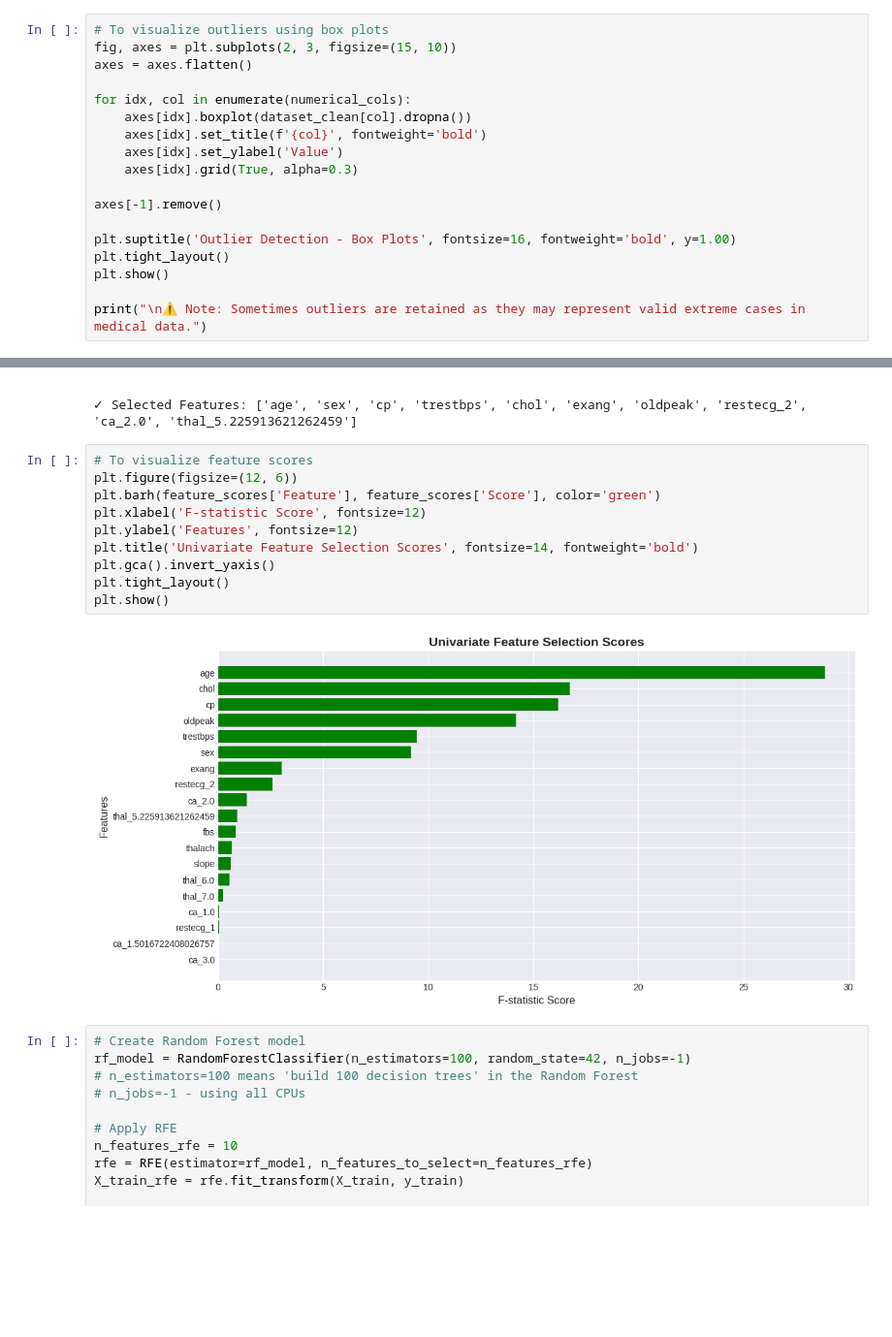
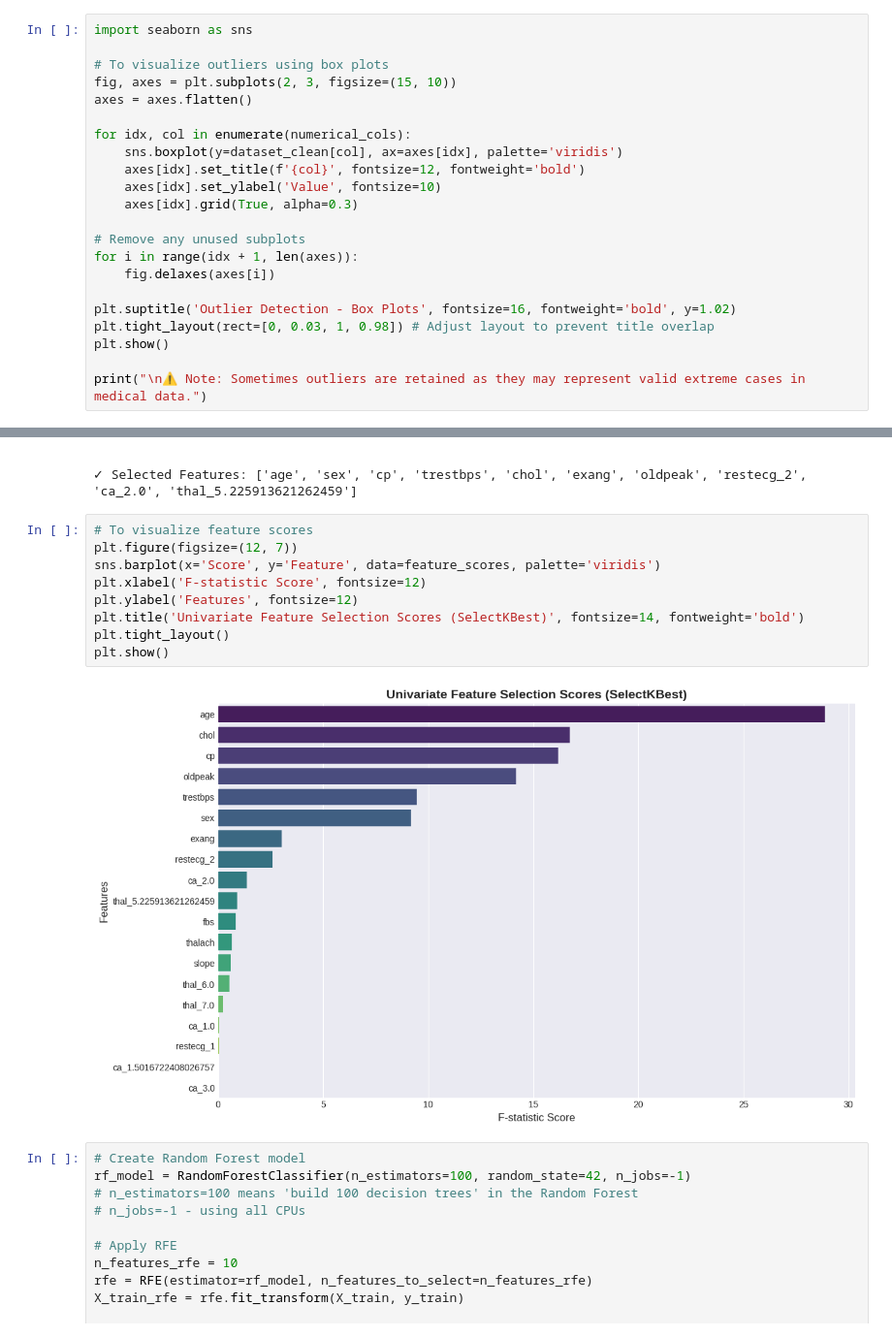
Before and after one commit to cjdevx-ai/Robotics-Technology-Assignments, a Jupyter notebook: FetalinoClarenceJay_DataPreparation.ipynb, the cells around one changed output, grey strips where cells are left out. Shown at 97% size. Cells and saved outputs as stored; diff of their text form; blank space fills up the shorter version.

```diff
--- a/FetalinoClarenceJay_DataPreparation.ipynb
+++ b/FetalinoClarenceJay_DataPreparation.ipynb
@@ -251,20 +249,24 @@ trestbps              0     0.00%       44.25      242.25
  thalach              0     0.00%       -2.00      274.00
  oldpeak              0     0.00%       -2.42        8.57
 # %%
+import seaborn as sns
+
 # To visualize outliers using box plots
 fig, axes = plt.subplots(2, 3, figsize=(15, 10))
 axes = axes.flatten()
 
 for idx, col in enumerate(numerical_cols):
-    axes[idx].boxplot(dataset_clean[col].dropna())
-    axes[idx].set_title(f'{col}', fontweight='bold')
-    axes[idx].set_ylabel('Value')
+    sns.boxplot(y=dataset_clean[col], ax=axes[idx], palette='viridis')
+    axes[idx].set_title(f'{col}', fontsize=12, fontweight='bold')
+    axes[idx].set_ylabel('Value', fontsize=10)
     axes[idx].grid(True, alpha=0.3)
 
-axes[-1].remove()
+# Remove any unused subplots
+for i in range(idx + 1, len(axes)):
+    fig.delaxes(axes[i])
 
-plt.suptitle('Outlier Detection - Box Plots', fontsize=16, fontweight='bold', y=1.00)
-plt.tight_layout()
+plt.suptitle('Outlier Detection - Box Plots', fontsize=16, fontweight='bold', y=1.02)
+plt.tight_layout(rect=[0, 0.03, 1, 0.98]) # Adjust layout to prevent title overlap
 plt.show()
 
 print("\n⚠ Note: Sometimes outliers are retained as they may represent valid extreme cases in medical data.")
@@ -561,16 +565,15 @@ Top 10 Features by F-statistic Score:
 ✓ Selected Features: ['age', 'sex', 'cp', 'trestbps', 'chol', 'exang', 'oldpeak', 'restecg_2', 'ca_2.0', 'thal_5.225913621262459']
 # %%
 # To visualize feature scores
-plt.figure(figsize=(12, 6))
-plt.barh(feature_scores['Feature'], feature_scores['Score'], color='green')
+plt.figure(figsize=(12, 7))
+sns.barplot(x='Score', y='Feature', data=feature_scores, palette='viridis')
 plt.xlabel('F-statistic Score', fontsize=12)
 plt.ylabel('Features', fontsize=12)
-plt.title('Univariate Feature Selection Scores', fontsize=14, fontweight='bold')
-plt.gca().invert_yaxis()
+plt.title('Univariate Feature Selection Scores (SelectKBest)', fontsize=14, fontweight='bold')
 plt.tight_layout()
 plt.show()
 # %% [output]
-[figure, old version]
+[figure, new version]
 # %%
 # Create Random Forest model
 rf_model = RandomForestClassifier(n_estimators=100, random_state=42, n_jobs=-1)
```
Also changed, not shown: parts of 5 cells of this notebook.
